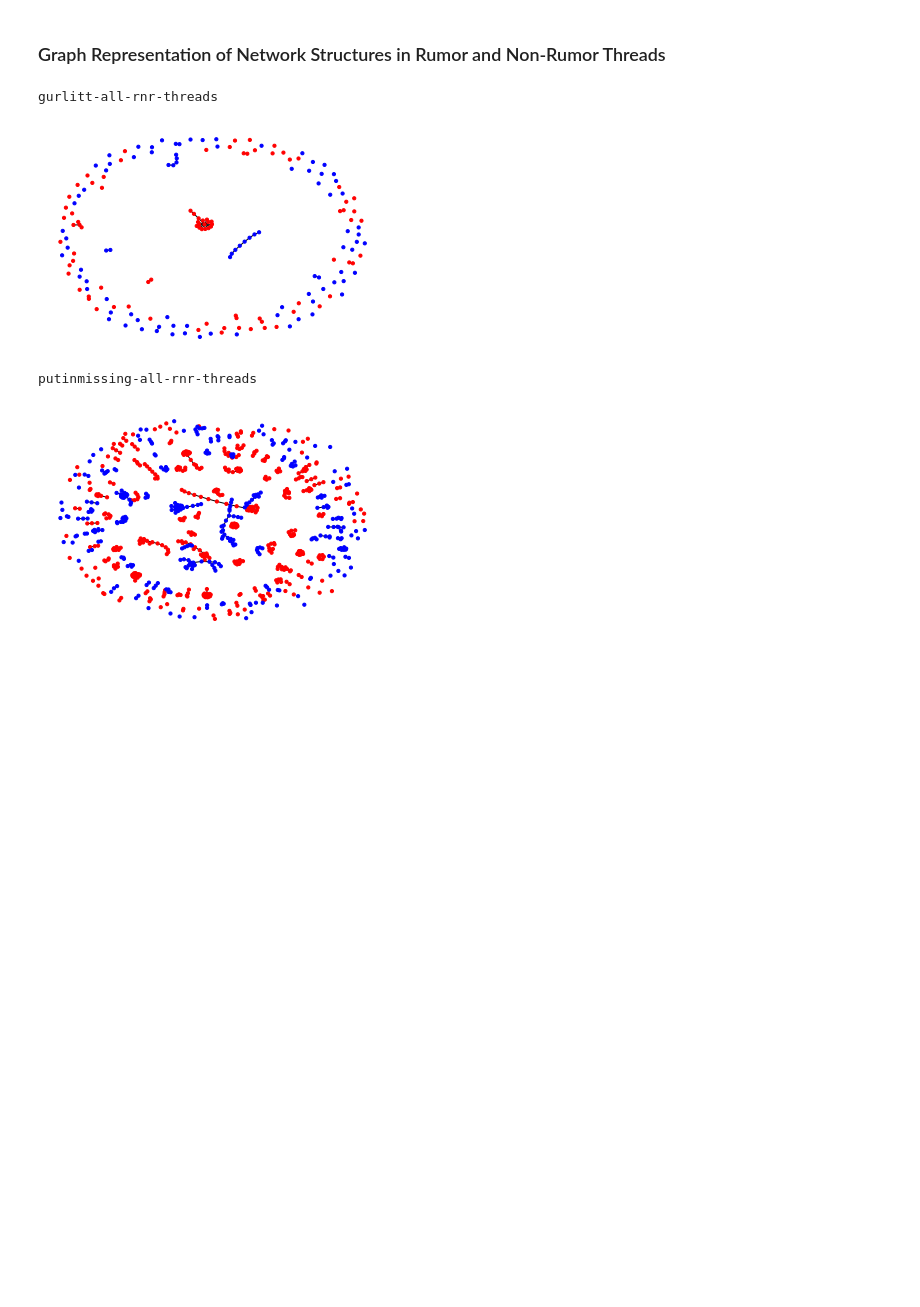
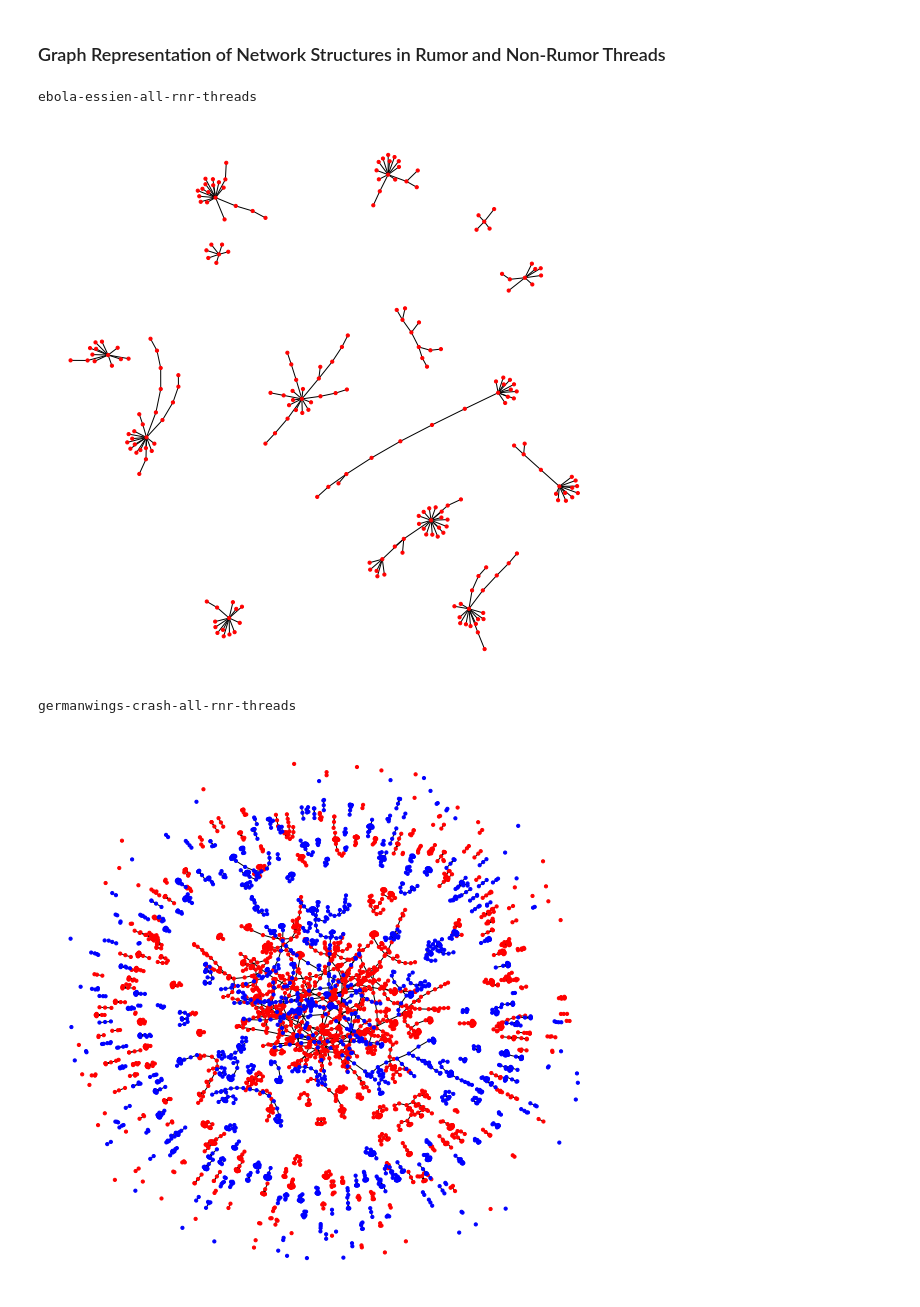
Before and after one commit to jlguo9/Fake-News-Detection, a Jupyter notebook: Project/Jialiang Guo/EDA.ipynb, the cells around one changed output. Cells and saved outputs as stored; diff of their text form; code cells hidden in the pictures; blank space fills up the shorter version.

Commit message:
Update EDA.ipynb
Update graph in last cell

```diff
--- a/Project/Jialiang Guo/EDA.ipynb
+++ b/Project/Jialiang Guo/EDA.ipynb
@@ -125,14 +125,14 @@ all_in_one[['event', 'is_rumour', 'depth']].groupby(['event', 'is_rumour']).desc
 # %%
 objects = [
     "ebola-essien-all-rnr-threads",
-    "charliehebdo-all-rnr-threads",
-    "ferguson-all-rnr-threads",
+    # "charliehebdo-all-rnr-threads",
+    # "ferguson-all-rnr-threads",
     "germanwings-crash-all-rnr-threads",
     "gurlitt-all-rnr-threads",
-    "ottawashooting-all-rnr-threads",
+    # "ottawashooting-all-rnr-threads",
     "prince-toronto-all-rnr-threads",
     "putinmissing-all-rnr-threads",
-    "sydneysiege-all-rnr-threads"
+    # "sydneysiege-all-rnr-threads"
 ]
 
 def make_tree(G, parent, x, is_rumour):
@@ -154,34 +154,35 @@ def make_tree(G, parent, x, is_rumour):
 for event in objects:
     G1 = nx.Graph()
 
     input_file = os.path.join(directory, event, "source_tweets", "combined.csv")
     df = pd.read_csv(input_file)
     df = df[['id', 'event', 'is_rumour', 'structure']]
     df['structure'] = df['structure'].apply(lambda x: x.replace('”', '\"'))
     df['structure'] = df['structure'].apply(lambda x: x.replace('\'', '\"'))
     df['structure'] = df['structure'].apply(lambda x: literal_eval(x))
 
     df.apply(lambda x: make_tree(G1, None, x['structure'], x['is_rumour']), axis=1)
 
     colorPal = {"rumour": "red", "nonrumour": "blue"}
     rumor_to_color = lambda rumor : (colorPal['rumour'] if rumor == True else colorPal['nonrumour'])
     node_colors = [rumor_to_color(G1.nodes[node]['is_rumour']) for node in list(G1.nodes())]
 
     pos = nx.layout.spring_layout(G1)
 
     print(event)
+    plt.figure(figsize=(10,10))
     nodes = nx.draw_networkx_nodes(G1, pos,
                                node_color=node_colors,
                                node_size=10)
     edges = nx.draw_networkx_edges(G1, pos,
                                 width=1)
 
     ax = plt.gca()
     ax.set_axis_off()
 
     plt.show()
 # %% [output]
-gurlitt-all-rnr-threads
+ebola-essien-all-rnr-threads
-[figure, old version]
+[figure, new version]
-putinmissing-all-rnr-threads
+germanwings-crash-all-rnr-threads
-[figure, old version]
+[figure, new version]
```
Also changed, not shown: parts of 2 cells of this notebook.
